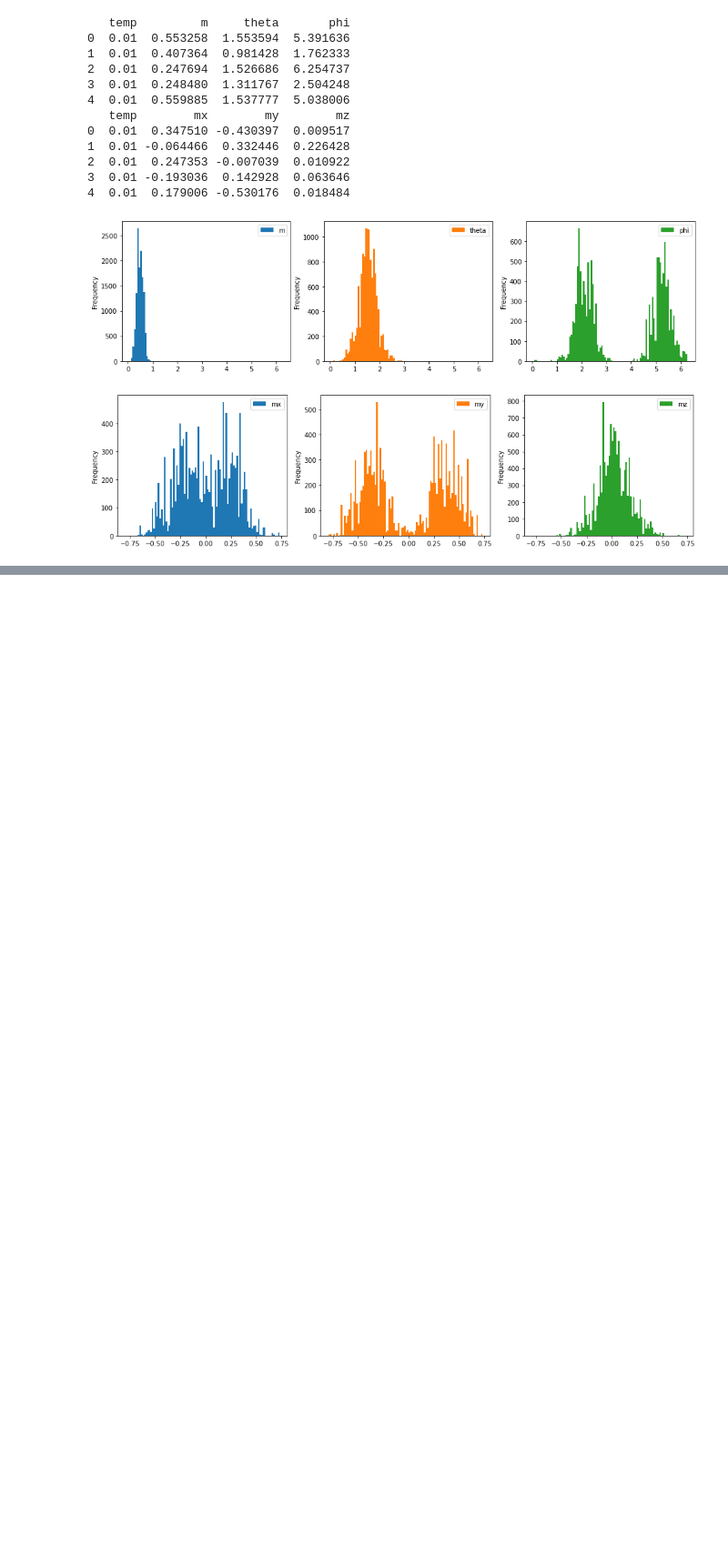
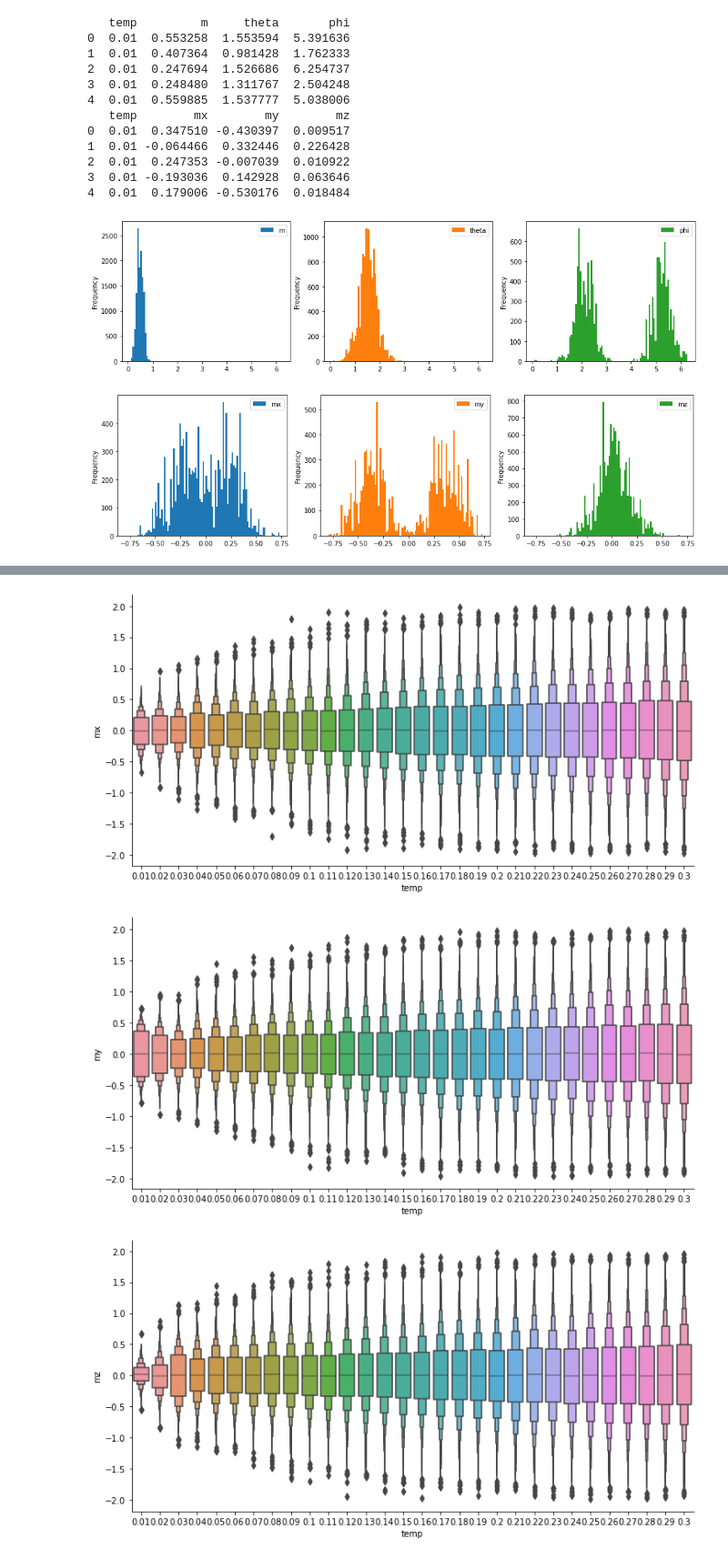
Before and after one commit to Shashi1a/tca_ptca, a Jupyter notebook: spinspincorr.ipynb, the cells around one changed output, grey strips where cells are left out. Shown at 91% size. Saved outputs shown, nothing was run; the diff lists cells and outputs as text; code cells hidden in the pictures; blank space fills up the shorter version.

```diff
--- a/spinspincorr.ipynb
+++ b/spinspincorr.ipynb
@@ -182,0 +238,8 @@ plt.show()
+# %%
+boxplot(df_comp,'temp','mx')
+boxplot(df_comp,'temp','my')
+boxplot(df_comp,'temp','mz')
+# %% [output]
+[figure, added]
+[figure, added]
+[figure, added]
```
Also changed, not shown: parts of 6 cells of this notebook.
